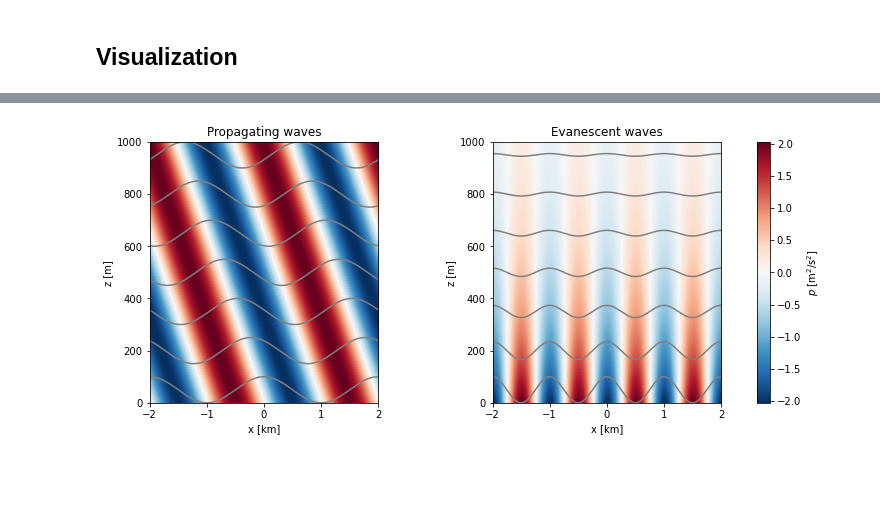
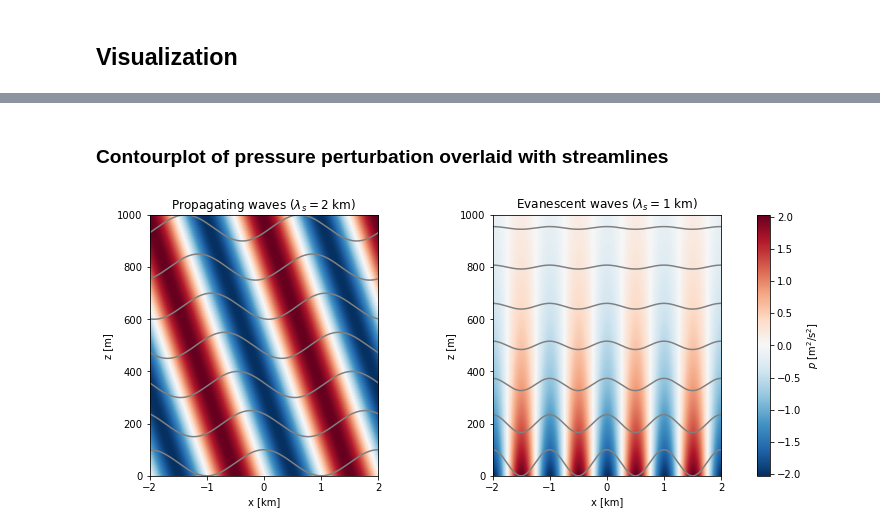
Before and after one commit to DriesAllaerts/lbow, a Jupyter notebook: notebooks/2-surface-corrugation.ipynb, the cells around one changed output, grey strips where cells are left out. Saved outputs shown, nothing was run; the diff lists cells and outputs as text; code cells hidden in the pictures; blank space fills up the shorter version.

```diff
--- a/notebooks/2-surface-corrugation.ipynb
+++ b/notebooks/2-surface-corrugation.ipynb
@@ -85,25 +94,27 @@ _ = ax.legend()
+# %% [markdown]
+### Contourplot of pressure perturbation overlaid with streamlines
 # %%
 f,ax=plt.subplots(1,2,figsize=(12.8,4.8))
 plt.subplots_adjust(wspace=0.5)
 
 im=ax[0].imshow(p_prop.T,
              origin='lower',
              extent=[xs[0]/1e3, xs[-1]/1e3, zs[0], zs[-1]],
              aspect='auto',
              cmap='RdBu_r',)
 im=ax[1].imshow(p_evan.T,
              origin='lower',
              extent=[xs[0]/1e3, xs[-1]/1e3, zs[0], zs[-1]],
              aspect='auto',
              cmap='RdBu_r',)
 
 # Plot streamlines
 for kz in range(0,100,15):
     ax[0].plot(xs/1e3,eta_prop[:,kz]+zs[kz],'gray')
     ax[1].plot(xs/1e3,eta_evan[:,kz]+zs[kz],'gray')
 
 cbar = f.colorbar(im,ax=ax,shrink=1.0,label=r'$p$ [m$^2$/s$^2$]')
-_ = ax[0].set(xlim=[-2,2],xlabel='x [km]',ylabel='z [m]',title='Propagating waves')
-_ = ax[1].set(xlim=[-2,2],xlabel='x [km]',ylabel='z [m]',title='Evanescent waves')
+_ = ax[0].set(xlim=[-2,2],xlabel='x [km]',ylabel='z [m]',title=r'Propagating waves ($\lambda_s = 2$ km)')
+_ = ax[1].set(xlim=[-2,2],xlabel='x [km]',ylabel='z [m]',title=r'Evanescent waves ($\lambda_s = 1$ km)')
 # %% [output]
-[figure, old version]
+[figure, new version]
```
Also changed, not shown: parts of 15 cells of this notebook.
